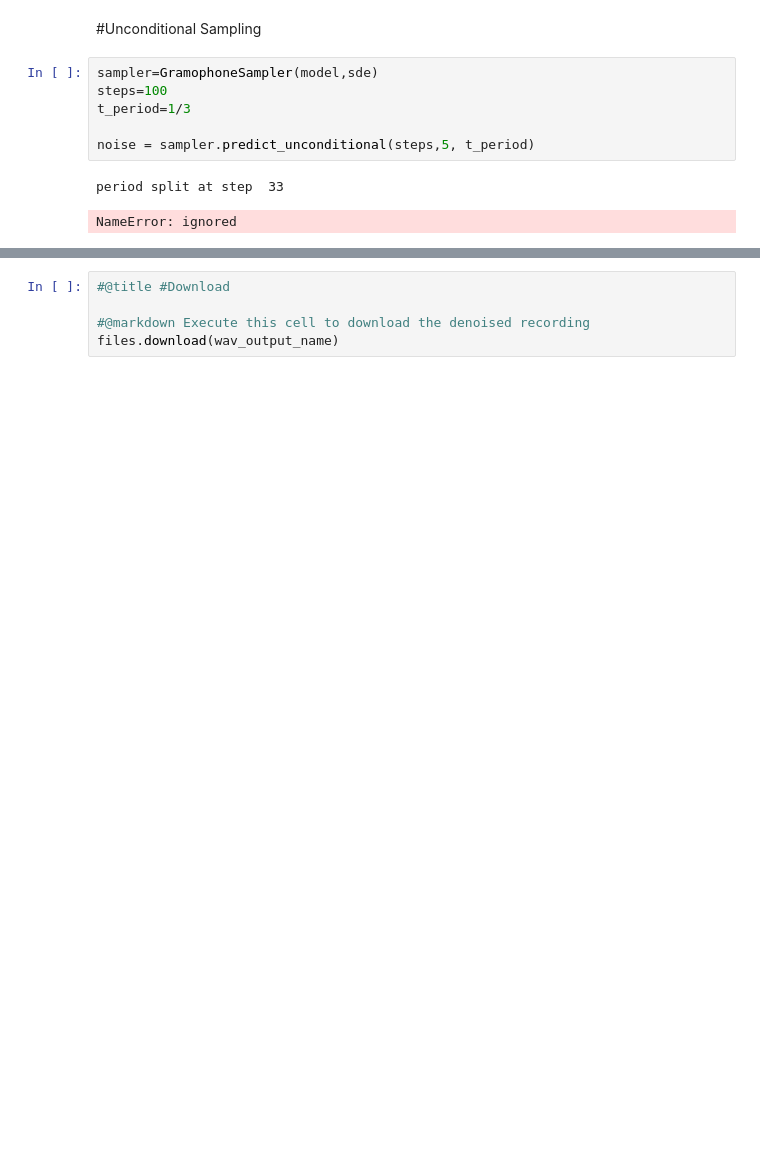
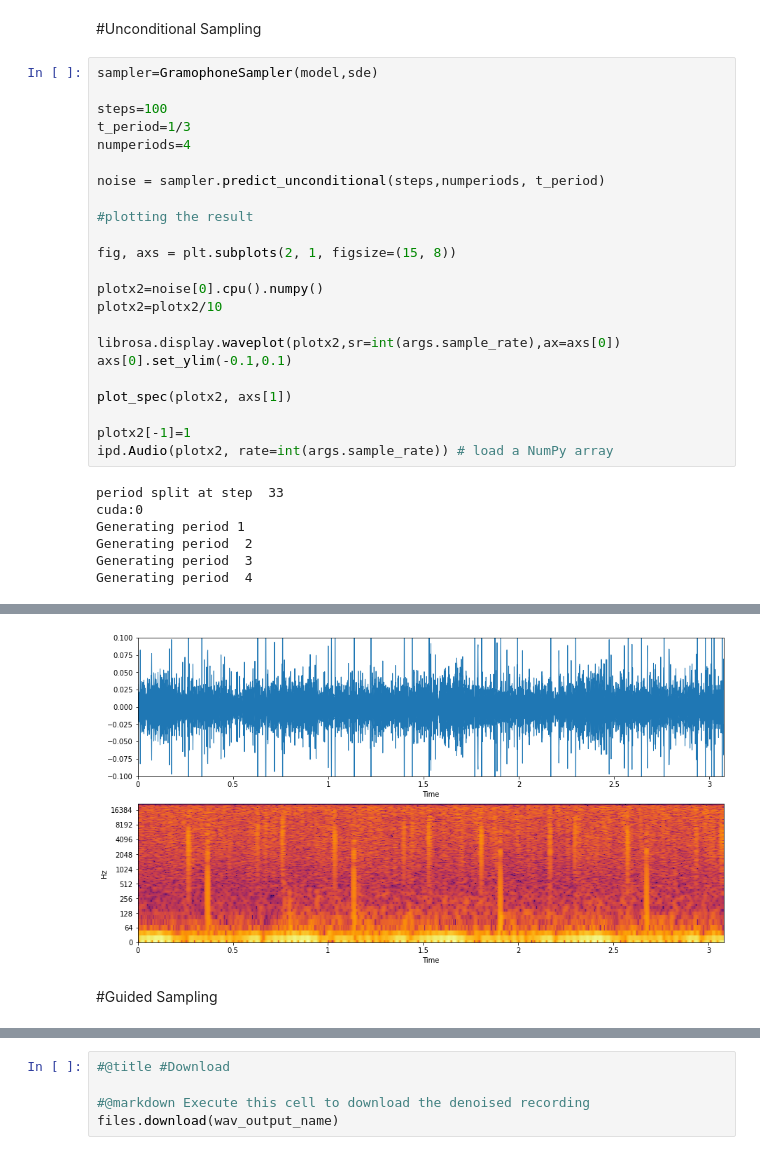
Before and after one commit to eloimoliner/gramophone_noise_synth, a Jupyter notebook: colab/demo.ipynb, the cells around one changed output, grey strips where cells are left out. Drawn from its saved outputs; the diff is of its cells as text; blank space fills up the shorter version.

```diff
--- a/colab/demo.ipynb
+++ b/colab/demo.ipynb
@@ -118,12 +134,33 @@ def plot_spec(x,ax, refr=None):
     return refr
 # %% [markdown]
 #Unconditional Sampling
-# %%
-sampler=GramophoneSampler(model,sde)
-steps=100
-t_period=1/3
-
-noise = sampler.predict_unconditional(steps,5, t_period)
-# %% [output]
-period split at step  33
-NameError: ignored
+# %%
+sampler=GramophoneSampler(model,sde)
+
+steps=100
+t_period=1/3
+numperiods=4
+
+noise = sampler.predict_unconditional(steps,numperiods, t_period)
+
+#plotting the result
+
+fig, axs = plt.subplots(2, 1, figsize=(15, 8))
+
+plotx2=noise[0].cpu().numpy()
+plotx2=plotx2/10
+
+librosa.display.waveplot(plotx2,sr=int(args.sample_rate),ax=axs[0])
+axs[0].set_ylim(-0.1,0.1)
+
+plot_spec(plotx2, axs[1])
+
+plotx2[-1]=1
+ipd.Audio(plotx2, rate=int(args.sample_rate)) # load a NumPy array
+# %% [output]
+period split at step  33
+cuda:0
+Generating period 1
+Generating period  2
+Generating period  3
+Generating period  4
@@ -129,0 +168,3 @@ NameError: ignored
+[figure, added]
+# %% [markdown]
+#Guided Sampling
```
Also changed, not shown: parts of 5 cells of this notebook.
